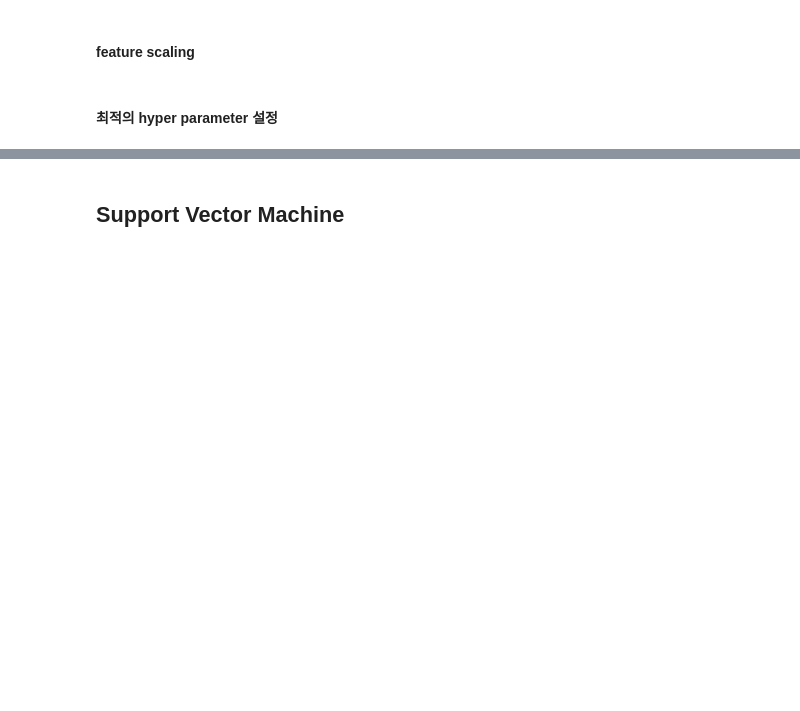
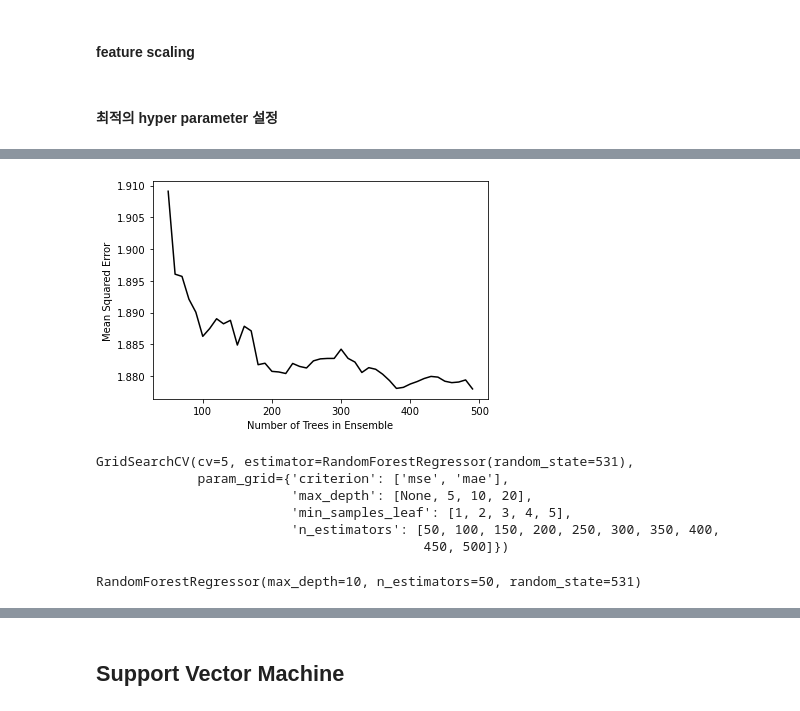
Before and after one commit to eagles0924/arduino_python, a Jupyter notebook: arduino.ipynb, the cells around one changed output, grey strips where cells are left out. Saved outputs shown, nothing was run; the diff lists cells and outputs as text; code cells hidden in the pictures; blank space fills up the shorter version.

```diff
--- a/arduino.ipynb
+++ b/arduino.ipynb
@@ -452,0 +498,10 @@ size of trees. 크다고 overfitting 등이 문제가 발생하는 건 아니지
+# %%
+xdata = np.array(df_rfr['Voltage']).reshape(-1,1)
+ydata = np.array(df_rfr['pH'])
+X_train, X_test, y_train, y_test = train_test_split(xdata, ydata, test_size=0.3, random_state=924)
+# %%
+rfr = RandomForestRegressor(n_estimators=25,random_state=924)
+# %%
+rfr.fit(X_train, y_train)
+rfr_pred = rfr.predict(X_test)
+rfr_pred
@@ -452,0 +526,17 @@ size of trees. 크다고 overfitting 등이 문제가 발생하는 건 아니지
+# %%
+from sklearn.metrics import mean_squared_error
+
+mseOos = []
+nTreeList = range(50,500,10)
+for iTrees in nTreeList:
+    depth = None
+    maxFeat = 4
+    wineRFModel = RandomForestRegressor(n_estimators=iTrees,
+                                        max_depth=depth,
+#                                        max_features=maxFeat,
+                                        oob_score=False,
+                                        random_state=531)
+    wineRFModel.fit(X_train, y_train)
+    # 데이터 세트에 대한 MSE 누적
+    prediction = wineRFModel.predict(X_test)
+    mseOos.append(mean_squared_error(y_test, prediction))
@@ -452,0 +563,32 @@ size of trees. 크다고 overfitting 등이 문제가 발생하는 건 아니지
+# %%
+import matplotlib.pyplot as plt
+
+plt.plot(nTreeList, mseOos, color='black')
+plt.xlabel('Number of Trees in Ensemble')
+plt.ylabel('Mean Squared Error')
+plt.show()
+# %% [output]
+[figure, added]
+# %%
+from sklearn.model_selection import GridSearchCV
+
+param_grid = {'criterion' : ['mse','mae'],
+              'n_estimators': [i for i in range(50,501,50)],
+               'max_depth': [None, 5, 10, 20],
+               'min_samples_leaf': [1, 2, 3]}
+
+grid = GridSearchCV(RandomForestRegressor(random_state=531) , param_grid, refit = True, cv = 5)
+
+# fitting the model for grid search
+grid.fit(X_train, y_train)
+# %% [output]
+GridSearchCV(cv=5, estimator=RandomForestRegressor(random_state=531),
+             param_grid={'criterion': ['mse', 'mae'],
+                         'max_depth': [None, 5, 10, 20],
+                         'min_samples_leaf': [1, 2, 3, 4, 5],
+                         'n_estimators': [50, 100, 150, 200, 250, 300, 350, 400,
+                                          450, 500]})
+# %%
+print(grid.best_estimator_)
+# %% [output]
+RandomForestRegressor(max_depth=10, n_estimators=50, random_state=531)
```
Also changed, not shown: parts of 23 cells of this notebook.
